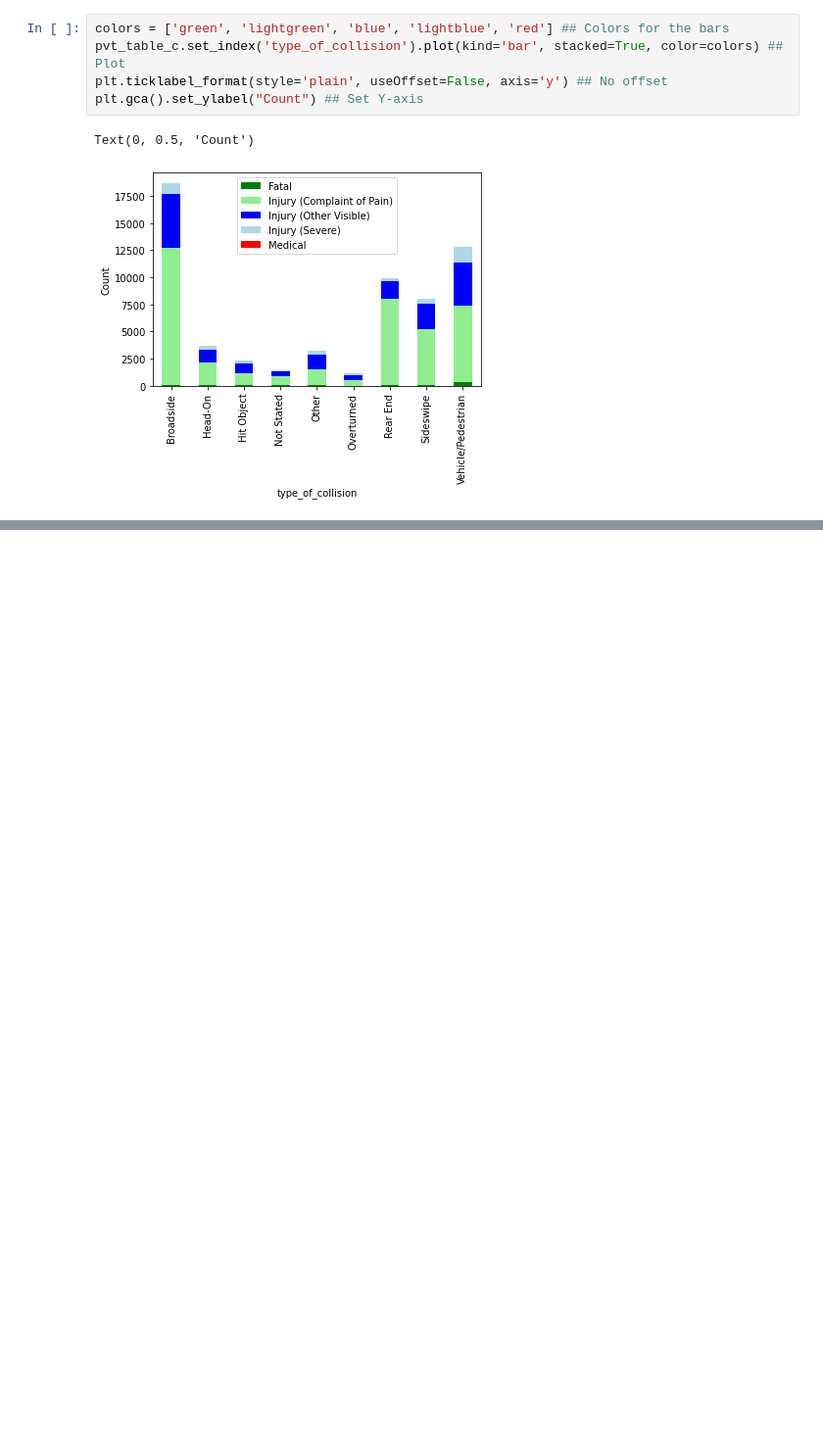
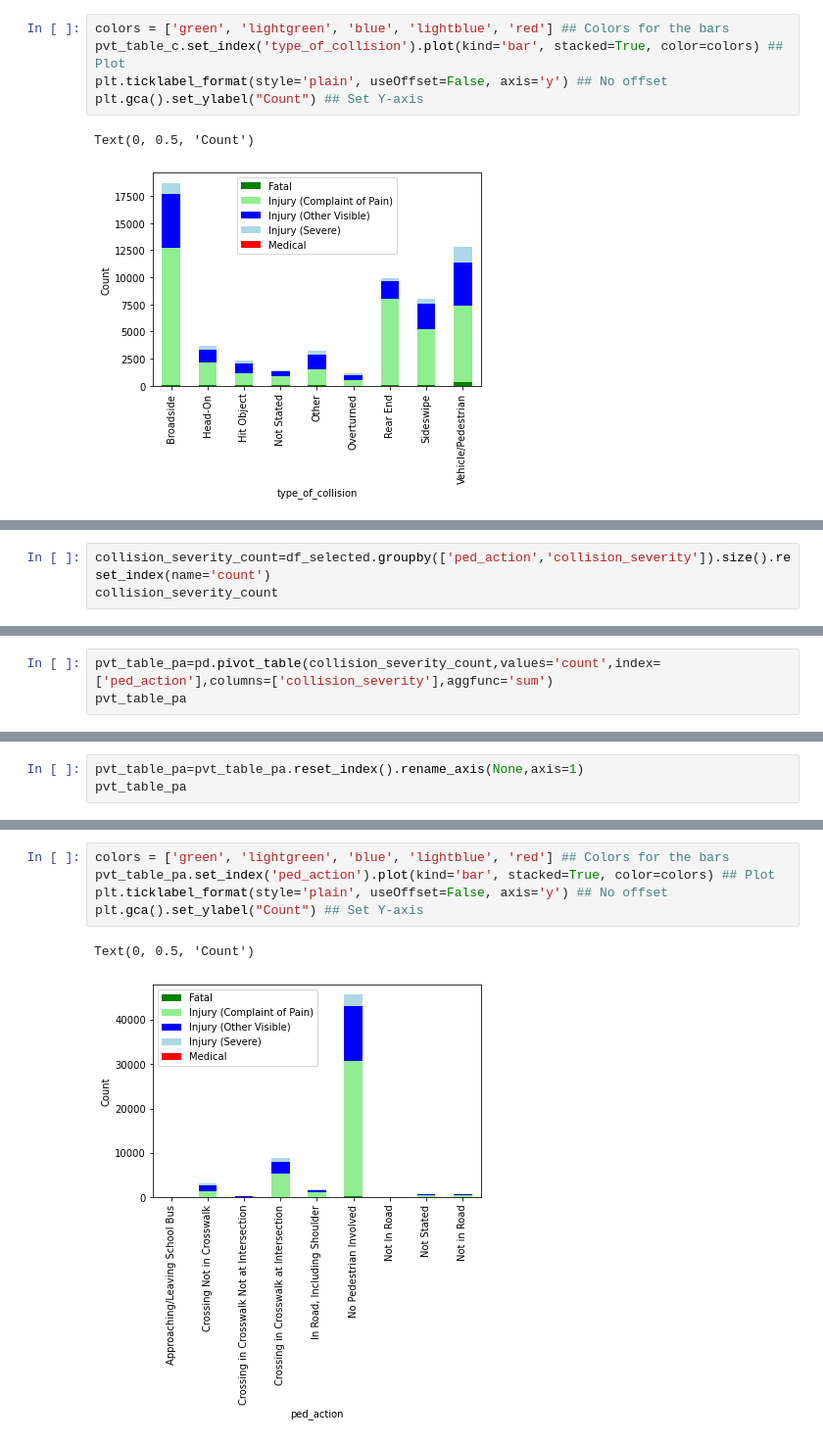
Before and after one commit to JmercyA/CAPSTONE-PROJECT-GROUP-3, a Jupyter notebook: notebooks/dataHA.ipynb, the cells around one changed output, grey strips where cells are left out. Shown at 98% size. Saved outputs shown, nothing was run; the diff lists cells and outputs as text; blank space fills up the shorter version.

```diff
--- a/notebooks/dataHA.ipynb
+++ b/notebooks/dataHA.ipynb
@@ -569,0 +569,3 @@ Text(0, 0.5, 'Count')
+# %%
+collision_severity_count=df_selected.groupby(['ped_action','collision_severity']).size().reset_index(name='count')
+collision_severity_count
@@ -569,0 +590,3 @@ Text(0, 0.5, 'Count')
+# %%
+pvt_table_pa=pd.pivot_table(collision_severity_count,values='count',index=['ped_action'],columns=['collision_severity'],aggfunc='sum')
+pvt_table_pa
@@ -569,0 +605,3 @@ Text(0, 0.5, 'Count')
+# %%
+pvt_table_pa=pvt_table_pa.reset_index().rename_axis(None,axis=1)
+pvt_table_pa
@@ -569,0 +619,8 @@ Text(0, 0.5, 'Count')
+# %%
+colors = ['green', 'lightgreen', 'blue', 'lightblue', 'red'] ## Colors for the bars
+pvt_table_pa.set_index('ped_action').plot(kind='bar', stacked=True, color=colors) ## Plot
+plt.ticklabel_format(style='plain', useOffset=False, axis='y') ## No offset
+plt.gca().set_ylabel("Count") ## Set Y-axis
+# %% [output]
+Text(0, 0.5, 'Count')
+[figure, added]
```
Also changed, not shown: parts of 19 cells of this notebook.
